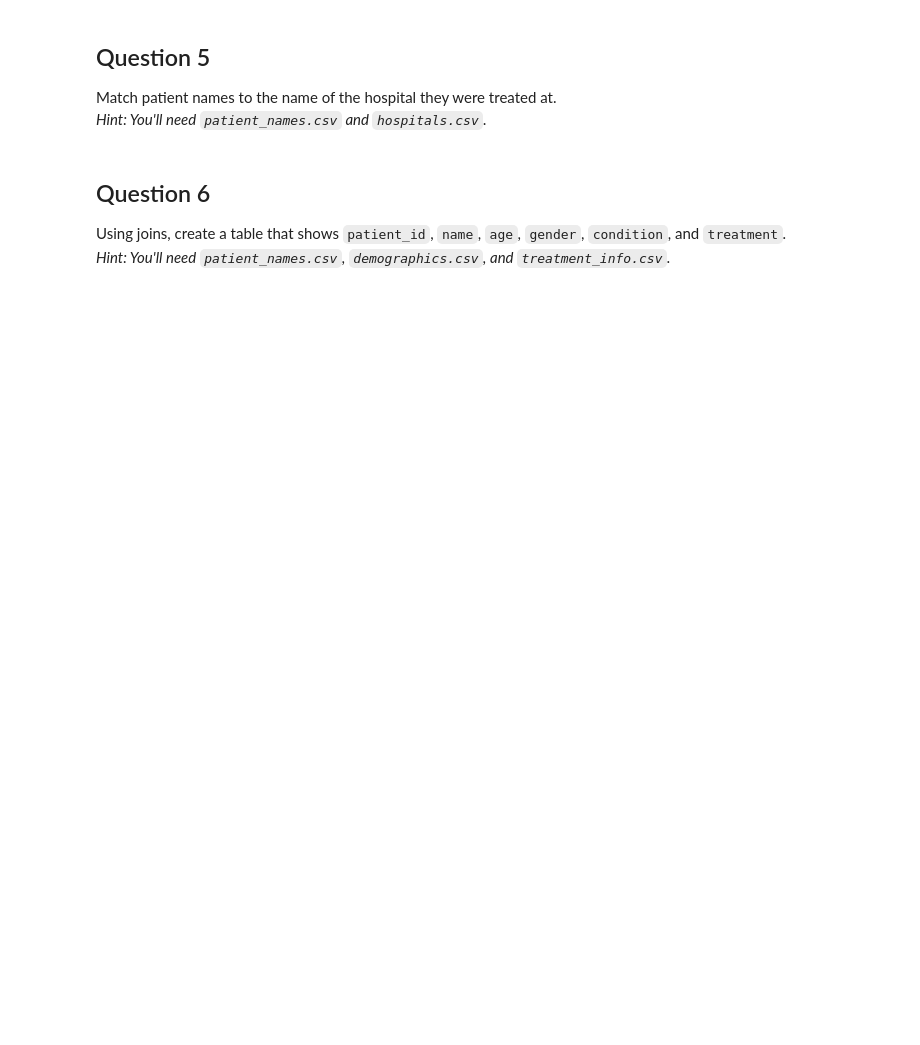
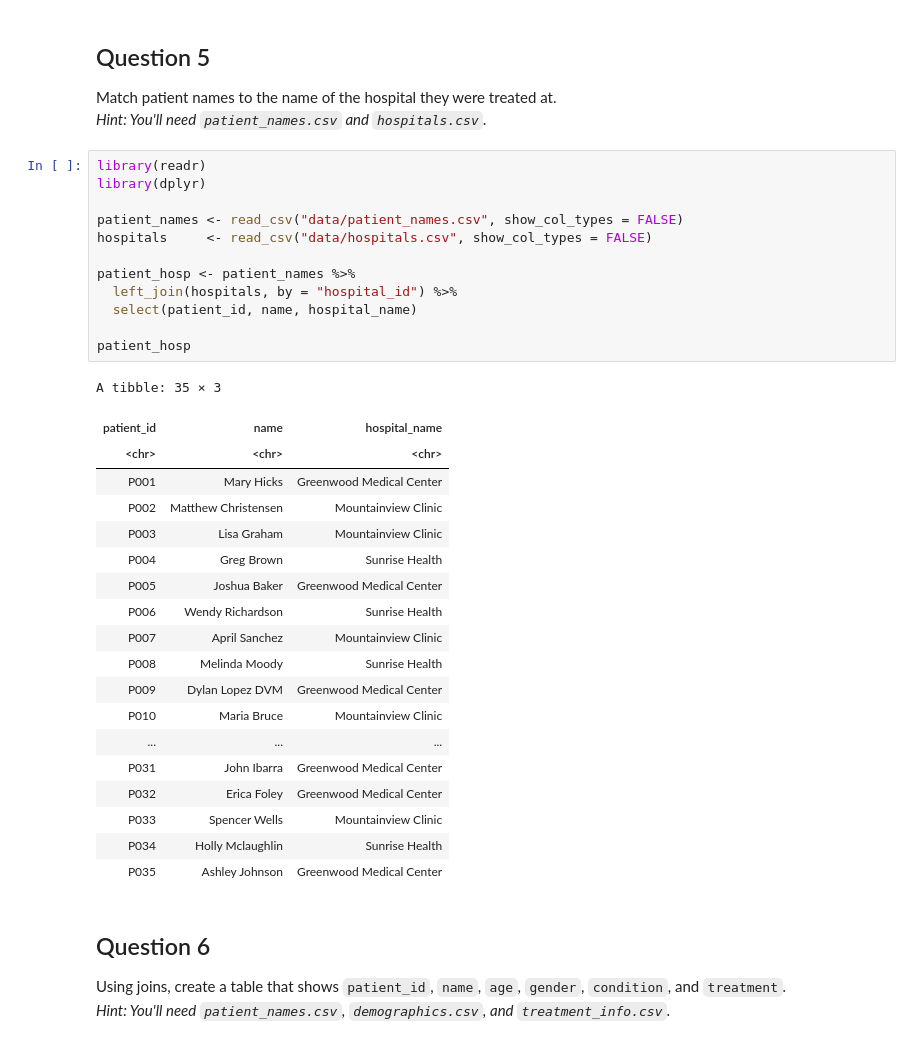
Before and after one commit to snwilke/bios-512-repo, a Jupyter notebook: BIOS512_HW4.ipynb, the cells around one changed output. Drawn from its saved outputs; the diff is of its cells as text; blank space fills up the shorter version.

```diff
--- a/BIOS512_HW4.ipynb
+++ b/BIOS512_HW4.ipynb
@@ -335,6 +293,38 @@ summarise(
 ## Question 5
 Match patient names to the name of the hospital they were treated at.
 *Hint: You'll need `patient_names.csv` and `hospitals.csv`.*
+# %%
+library(readr)
+library(dplyr)
+
+patient_names <- read_csv("data/patient_names.csv", show_col_types = FALSE)
+hospitals     <- read_csv("data/hospitals.csv", show_col_types = FALSE)
+
+patient_hosp <- patient_names %>%
+  left_join(hospitals, by = "hospital_id") %>%
+  select(patient_id, name, hospital_name)
+
+patient_hosp
+# %% [output]
+A tibble: 35 × 3
+| patient_id | name | hospital_name |
+| <chr> | <chr> | <chr> |
+| P001 | Mary Hicks | Greenwood Medical Center |
+| P002 | Matthew Christensen | Mountainview Clinic |
+| P003 | Lisa Graham | Mountainview Clinic |
+| P004 | Greg Brown | Sunrise Health |
+| P005 | Joshua Baker | Greenwood Medical Center |
+| P006 | Wendy Richardson | Sunrise Health |
+| P007 | April Sanchez | Mountainview Clinic |
+| P008 | Melinda Moody | Sunrise Health |
+| P009 | Dylan Lopez DVM | Greenwood Medical Center |
+| P010 | Maria Bruce | Mountainview Clinic |
+| ... | ... | ... |
+| P031 | John Ibarra | Greenwood Medical Center |
+| P032 | Erica Foley | Greenwood Medical Center |
+| P033 | Spencer Wells | Mountainview Clinic |
+| P034 | Holly Mclaughlin | Sunrise Health |
+| P035 | Ashley Johnson | Greenwood Medical Center |
 # %% [markdown]
 ## Question 6
 
```
Also changed, not shown: parts of 7 cells of this notebook, 13 other files.
